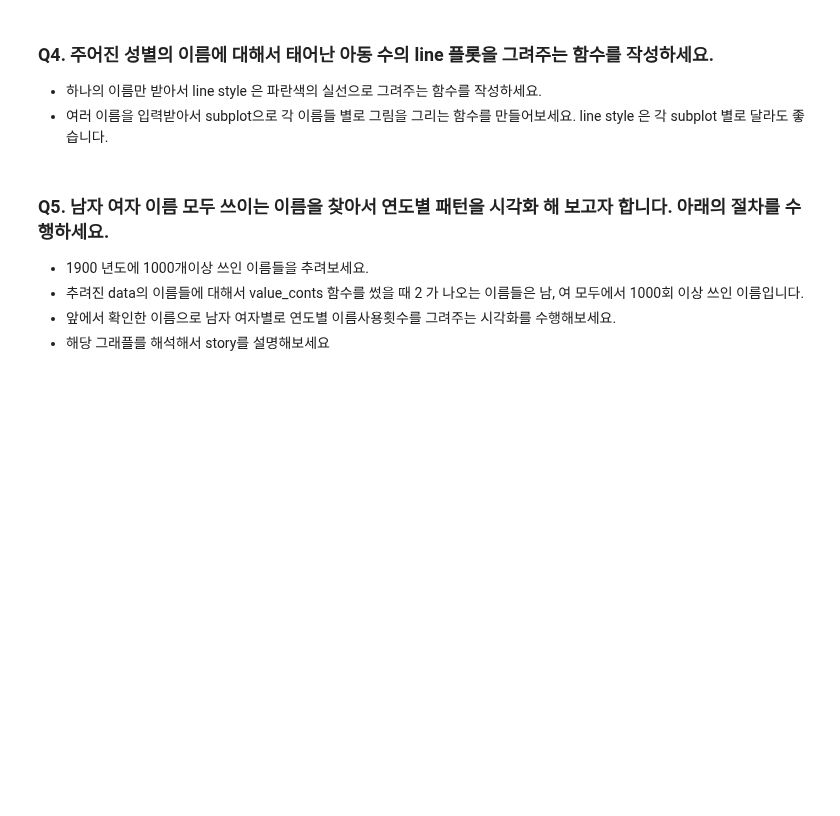
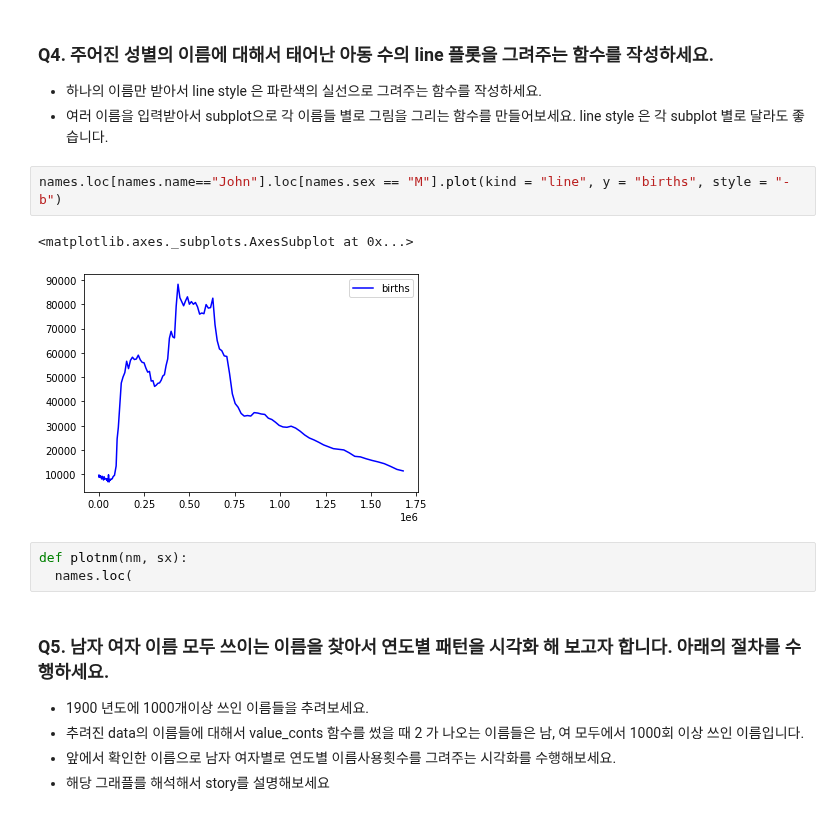
Before and after one commit to kcw0331/Environmental-Health-Big-Data-Analysis, a Jupyter notebook: 14주차/Test_python.ipynb, the cells around one changed output. Cells and saved outputs as stored; diff of their text form; blank space fills up the shorter version.

```diff
--- a/14주차/Test_python.ipynb
+++ b/14주차/Test_python.ipynb
@@ -60,6 +128,14 @@ yob1905.txt         yob1932.txt  yob1959.txt  yob1986.txt
 ### Q4. 주어진 성별의 이름에 대해서 태어난 아동 수의 line 플롯을 그려주는 함수를 작성하세요.
   - 하나의 이름만 받아서 line style 은 파란색의 실선으로 그려주는 함수를 작성하세요.
   - 여러 이름을 입력받아서 subplot으로 각 이름들 별로 그림을 그리는 함수를 만들어보세요. line style 은 각 subplot 별로 달라도 좋습니다.
+# %%
+names.loc[names.name=="John"].loc[names.sex == "M"].plot(kind = "line", y = "births", style = "-b")
+# %% [output]
+<matplotlib.axes._subplots.AxesSubplot at 0x...>
+[figure, added]
+# %%
+def plotnm(nm, sx):
+  names.loc(
 # %% [markdown]
 ### Q5. 남자 여자 이름 모두 쓰이는 이름을 찾아서 연도별 패턴을 시각화 해 보고자 합니다. 아래의 절차를 수행하세요.
 
```
Also changed, not shown: parts of 7 cells of this notebook.
